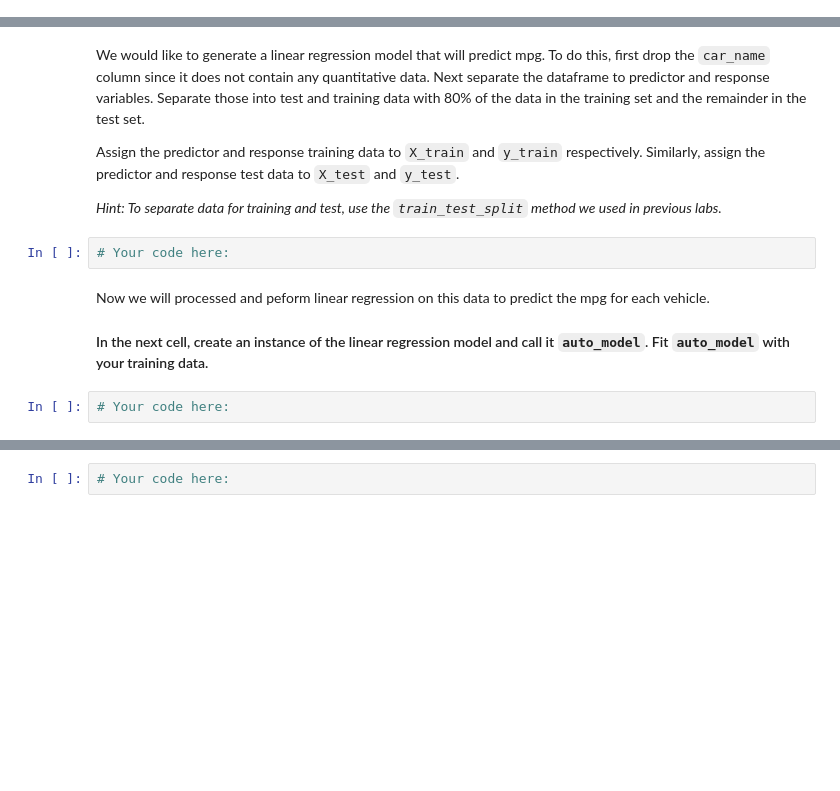
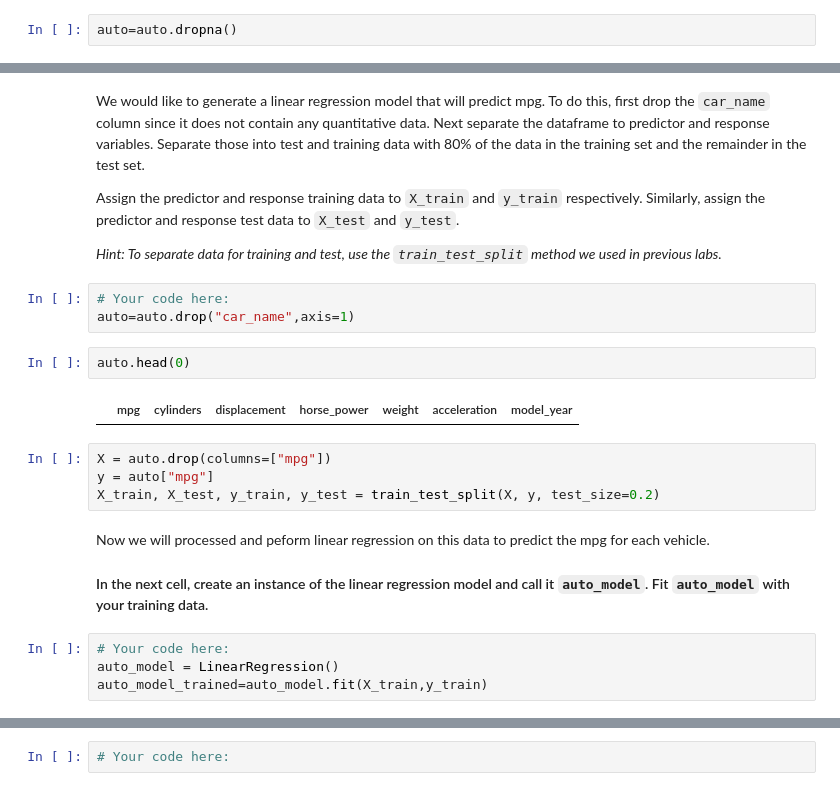
Before and after one commit to ironhack-datalabs/datamad0320, a Jupyter notebook: module-3/lab-supervised-learning-sklearn/your-code/main.ipynb, the cells around one changed output, grey strips where cells are left out. Drawn from its saved outputs; the diff is of its cells as text; blank space fills up the shorter version.

```diff
--- a/module-3/lab-supervised-learning-sklearn/your-code/main.ipynb
+++ b/module-3/lab-supervised-learning-sklearn/your-code/main.ipynb
@@ -225,3 +296,5 @@ Check the dataset for missing values and remove all rows containing at least one
+# %%
+auto=auto.dropna()
 # %% [markdown]
 Find the frequency table for the `cylinders` column using the `value_counts()` function. How many possible values of cylinders are there?
 # %%
@@ -234,12 +315,23 @@ Assign the predictor and response training data to `X_train` and `y_train` respe
 *Hint: To separate data for training and test, use the `train_test_split` method we used in previous labs.*
 # %%
 # Your code here:
+auto=auto.drop("car_name",axis=1)
+# %%
+auto.head(0)
+# %% [output]
+|  | mpg | cylinders | displacement | horse_power | weight | acceleration | model_year |
+# %%
+X = auto.drop(columns=["mpg"])
+y = auto["mpg"]
+X_train, X_test, y_train, y_test = train_test_split(X, y, test_size=0.2)
 # %% [markdown]
 Now we will processed and peform linear regression on this data to predict the mpg for each vehicle.
 
 #### In the next cell, create an instance of the linear regression model and call it `auto_model`. Fit `auto_model` with your training data.
 # %%
 # Your code here:
+auto_model = LinearRegression()
+auto_model_trained=auto_model.fit(X_train,y_train)
 # %% [markdown]
 # Challenge 4 - Evaluate the Model
 
```
Also changed, not shown: parts of 12 cells of this notebook.
